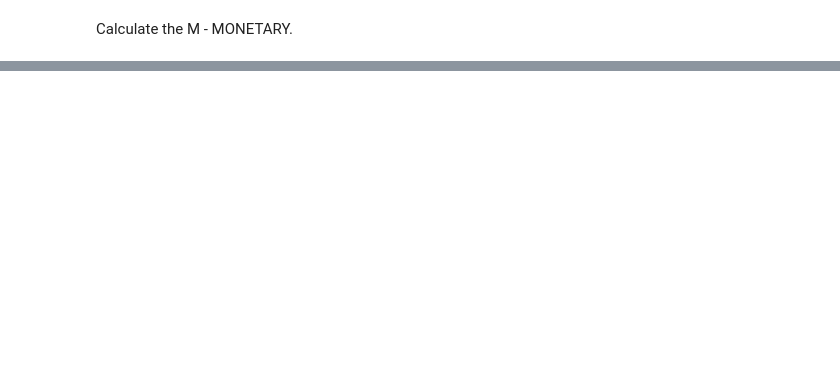
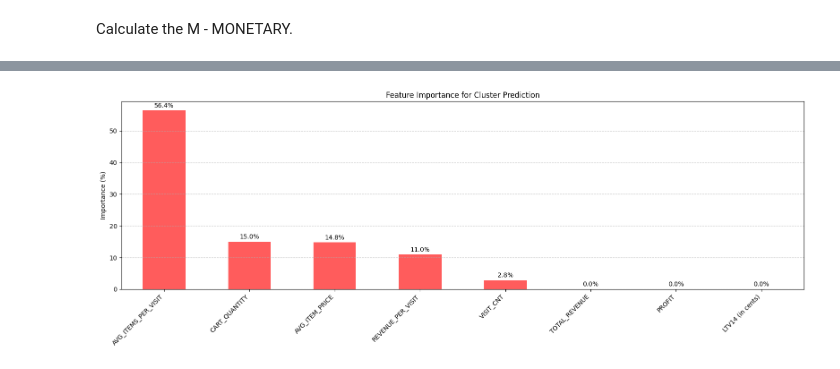
Before and after one commit to bbucalonserra/sales-membership-analysis, a Jupyter notebook: sales-membership-analysis.ipynb, the cells around one changed output, grey strips where cells are left out. Saved outputs shown, nothing was run; the diff lists cells and outputs as text; code cells hidden in the pictures; blank space fills up the shorter version.

```diff
--- a/sales-membership-analysis.ipynb
+++ b/sales-membership-analysis.ipynb
@@ -959,0 +1230,18 @@ rfm_df.head()
+# %%
+# Prepara os dados
+X = kmeans_features.drop(columns=['cluster', 'userID'])
+y = kmeans_features['cluster']
+
+# Treina a árvore
+tree = DecisionTreeClassifier(max_depth=3, random_state=42)
+tree.fit(X, y)
+
+# Coleta as importâncias
+importances = pd.Series(tree.feature_importances_, index=X.columns)
+
+# Ordena e normaliza para somar 100%
+importances = importances.sort_values(ascending=False)
+importances_percent = (importances / importances.sum()) * 100
+
+# Exibe
+display(importances_percent.round(2))
@@ -959,0 +1258,17 @@ rfm_df.head()
+# %%
+# Plot do gráfico com valores no topo
+plt.figure(figsize=(16, 6))
+ax = importances_percent.plot(kind='bar', color='#FF5C5C')
+plt.ylabel('Importance (%)')
+plt.title('Feature Importance for Cluster Prediction')
+plt.xticks(rotation=45, ha='right')
+plt.tight_layout()
+plt.grid(axis='y', linestyle='--', alpha=0.7)
+
+# Adiciona os valores acima de cada barra
+for i, v in enumerate(importances_percent):
+    ax.text(i, v + 0.5, f'{v:.1f}%', ha='center', va='bottom', fontsize=10)
+
+plt.show()
+# %% [output]
+[figure, added]
```
Also changed, not shown: parts of 48 cells of this notebook.
